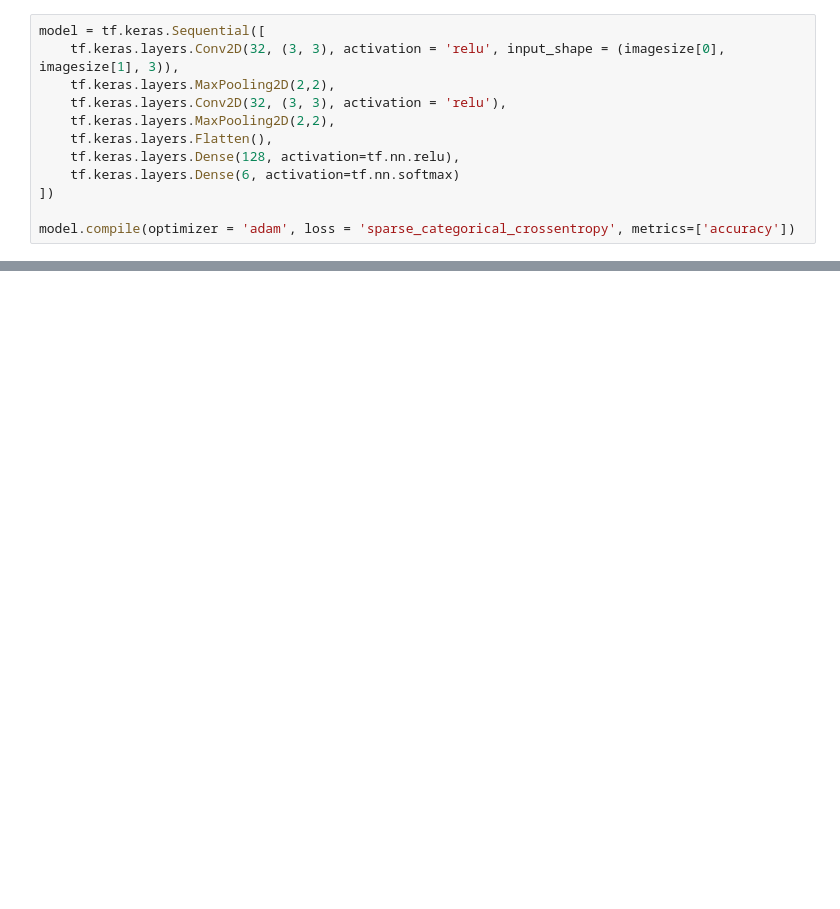
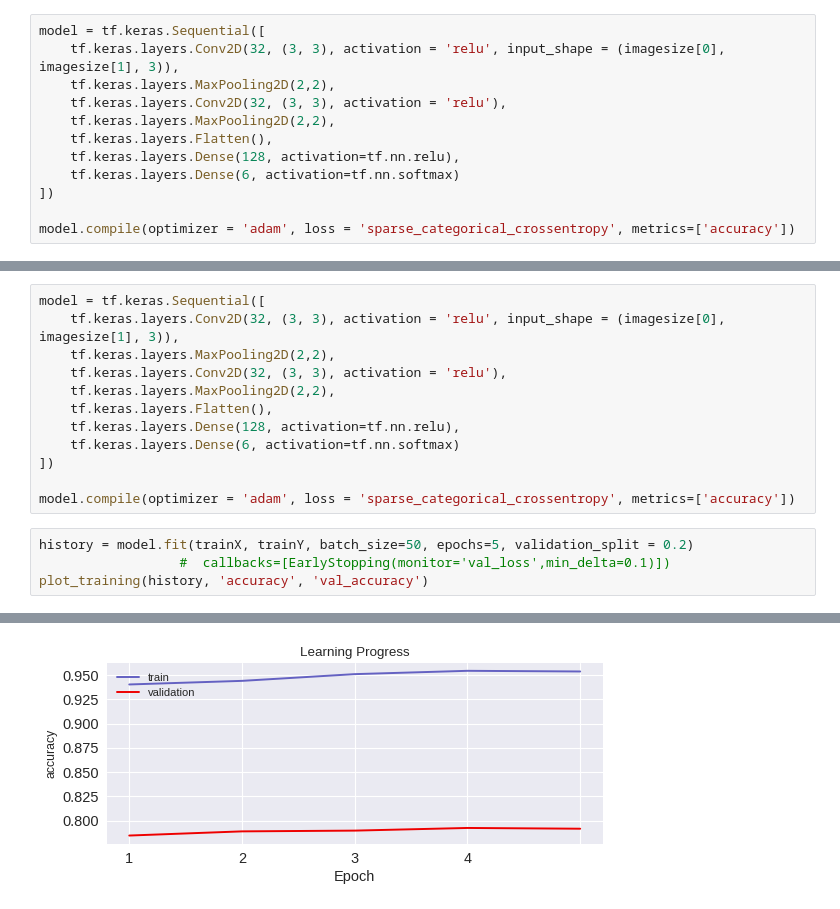
Before and after one commit to dario-x/Deep_Fake_Detection, a Jupyter notebook: main.ipynb, the cells around one changed output, grey strips where cells are left out. Saved outputs shown, nothing was run; the diff lists cells and outputs as text; blank space fills up the shorter version.

```diff
--- a/main.ipynb
+++ b/main.ipynb
@@ -430,0 +492,17 @@ Accuracy Score: 0.65
+# %%
+model = tf.keras.Sequential([
+    tf.keras.layers.Conv2D(32, (3, 3), activation = 'relu', input_shape = (imagesize[0], imagesize[1], 3)),
+    tf.keras.layers.MaxPooling2D(2,2),
+    tf.keras.layers.Conv2D(32, (3, 3), activation = 'relu'),
+    tf.keras.layers.MaxPooling2D(2,2),
+    tf.keras.layers.Flatten(),
+    tf.keras.layers.Dense(128, activation=tf.nn.relu),
+    tf.keras.layers.Dense(6, activation=tf.nn.softmax)
+])
+
+model.compile(optimizer = 'adam', loss = 'sparse_categorical_crossentropy', metrics=['accuracy'])
+# %%
+history = model.fit(trainX, trainY, batch_size=50, epochs=5, validation_split = 0.2)
+                  #  callbacks=[EarlyStopping(monitor='val_loss',min_delta=0.1)])
+plot_training(history, 'accuracy', 'val_accuracy')
+# %% [output]
@@ -430,0 +519 @@ Accuracy Score: 0.65
+[figure, added]
```
Also changed, not shown: parts of 19 cells of this notebook.
